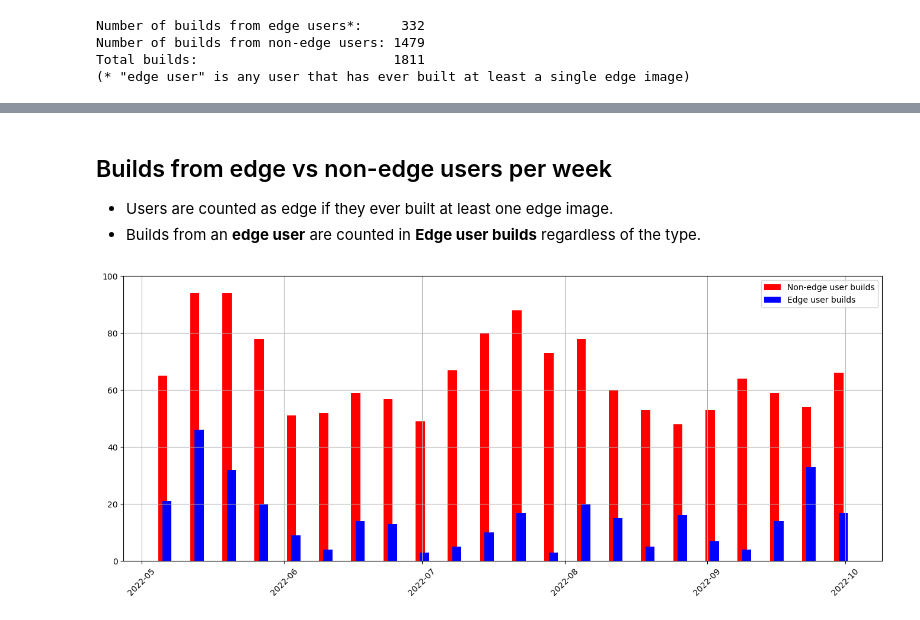
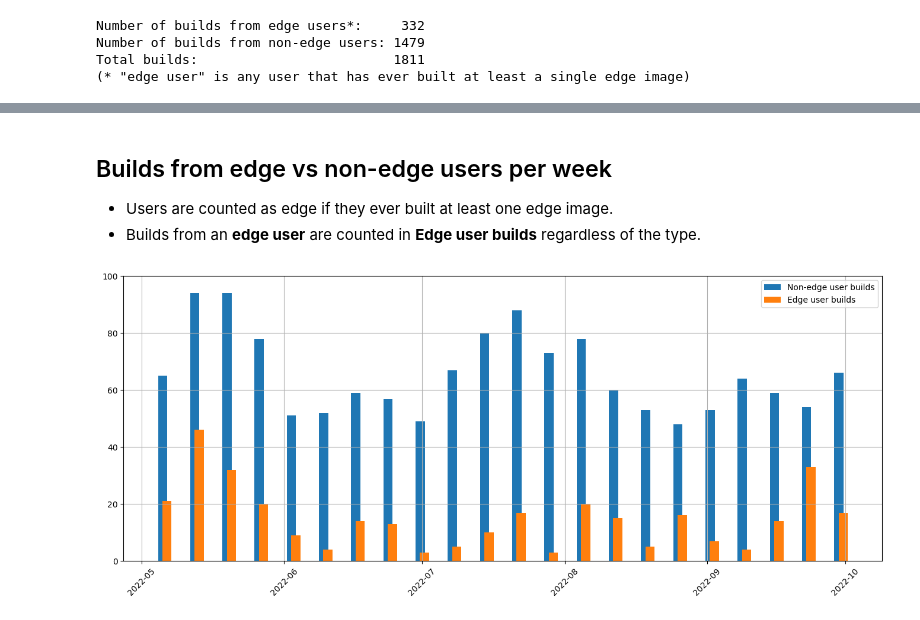
Before and after one commit to osbuild/metrics, a Jupyter notebook: notebooks/explore.ipynb, the cells around one changed output, grey strips where cells are left out. Cells and saved outputs as stored; diff of their text form; code cells hidden in the pictures.

Commit message:
Remove hardcoded colours in plots
Both in the plot module and the notebooks.

```diff
--- a/notebooks/explore.ipynb
+++ b/notebooks/explore.ipynb
@@ -171,25 +171,25 @@ mdprint("## Edge vs non-edge users per week\n"
 # %%
 # builds from edge vs non-edge users
 fig = plt.figure()
 ax = plt.axes([0, 0, 2, 1])
 ymax = 100
 t_starts, non_edge_build_counts = ib.metrics.builds_over_time(non_edge_user_builds, period=timedelta(days=7))
-ax.bar(t_starts+bar_shift, non_edge_build_counts, color="red", width=2, label="Non-edge user builds")
+ax.bar(t_starts+bar_shift, non_edge_build_counts, width=2, label="Non-edge user builds")
 
 t_starts, edge_build_counts = ib.metrics.builds_over_time(edge_user_builds, period=timedelta(days=7))
-ax.bar(t_starts, edge_build_counts, color="blue", width=2, label="Edge user builds")
+ax.bar(t_starts, edge_build_counts, width=2, label="Edge user builds")
 ax.legend()
 ax.set_ylim(ymax=ymax)
 # rotate xtick labels 45 degrees cw for readability
 for label in ax.get_xticklabels():
     label.set_rotation(45)
 
 plt.grid(True)
 mdprint("## Builds from edge vs non-edge users per week\n"
     "- Users are counted as edge if they ever built at least one edge image.\n"
     "- Builds from an **edge user** are counted in **Edge user builds** regardless of the type.")
 # %% [output]
 ## Builds from edge vs non-edge users per week
 - Users are counted as edge if they ever built at least one edge image.
 - Builds from an **edge user** are counted in **Edge user builds** regardless of the type.
-[figure, old version]
+[figure, new version]
```
Also changed, not shown: parts of 3 cells of this notebook, 1 other file.
